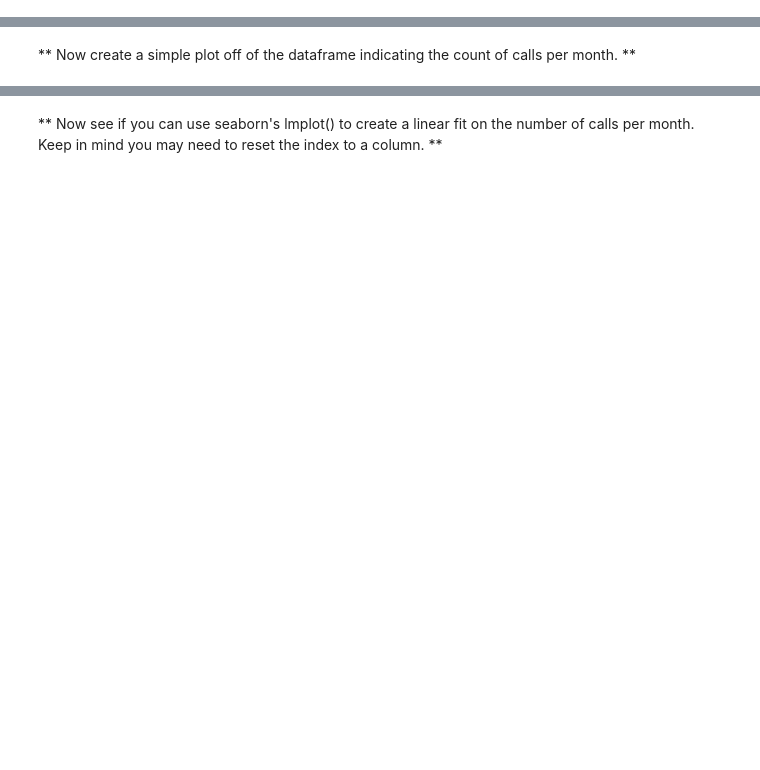
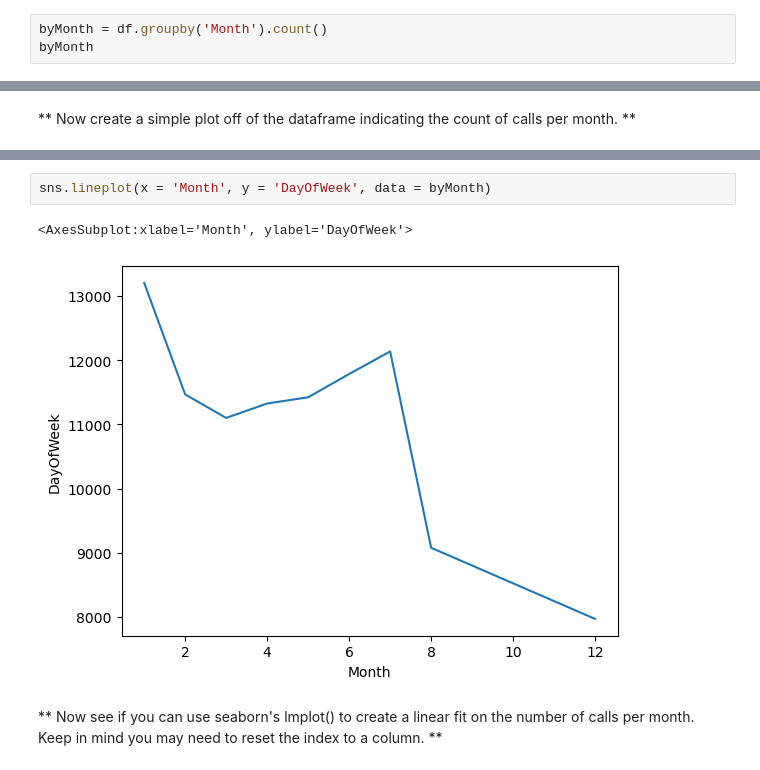
Before and after one commit to leticiafaria7/bootcampPython, a Jupyter notebook: 9_data-capstone-project/calls-project.ipynb, the cells around one changed output, grey strips where cells are left out. Cells and saved outputs as stored; diff of their text form; blank space fills up the shorter version.

```diff
--- a/9_data-capstone-project/calls-project.ipynb
+++ b/9_data-capstone-project/calls-project.ipynb
@@ -195,0 +211,3 @@ _____
+# %%
+byMonth = df.groupby('Month').count()
+byMonth
@@ -202,2 +228,7 @@ _____
+# %%
+sns.lineplot(x = 'Month', y = 'DayOfWeek', data = byMonth)
+# %% [output]
+<AxesSubplot:xlabel='Month', ylabel='DayOfWeek'>
+[figure, added]
 # %% [markdown]
 ** Now see if you can use seaborn's lmplot() to create a linear fit on the number of calls per month. Keep in mind you may need to reset the index to a column. **
```
Also changed, not shown: parts of 34 cells of this notebook.
